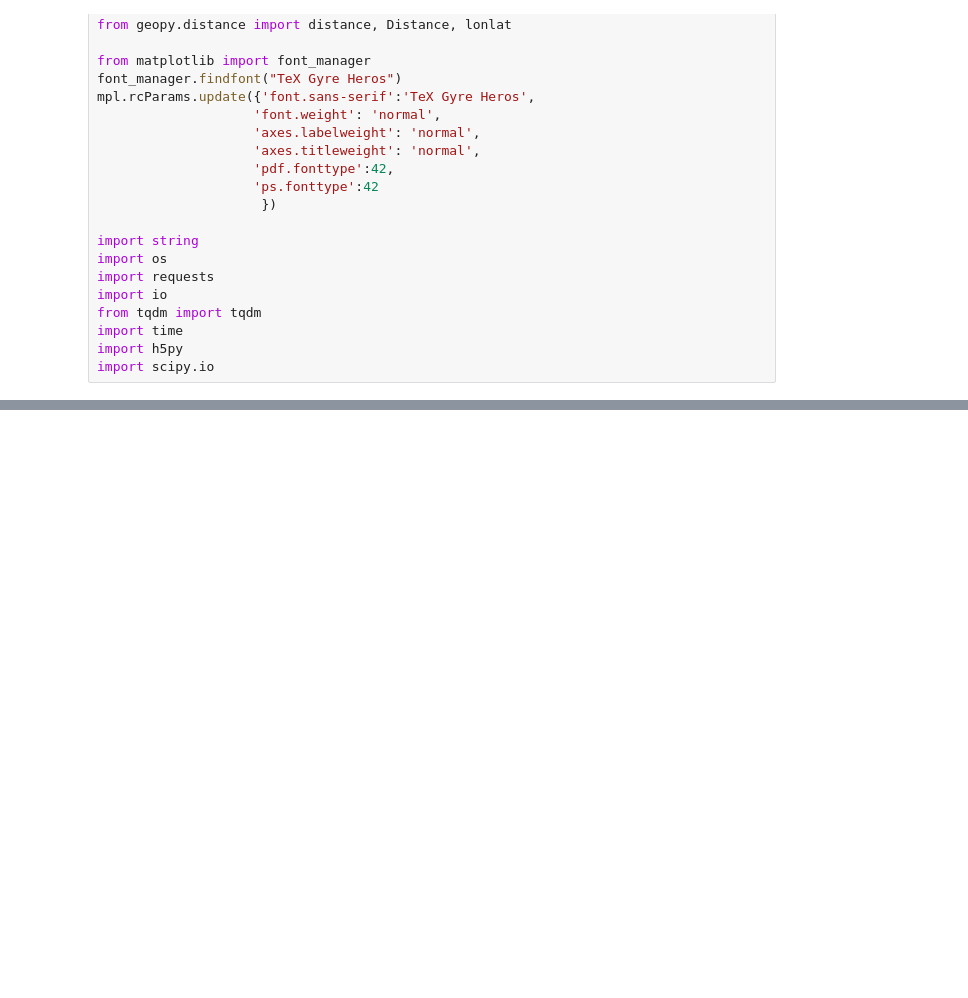
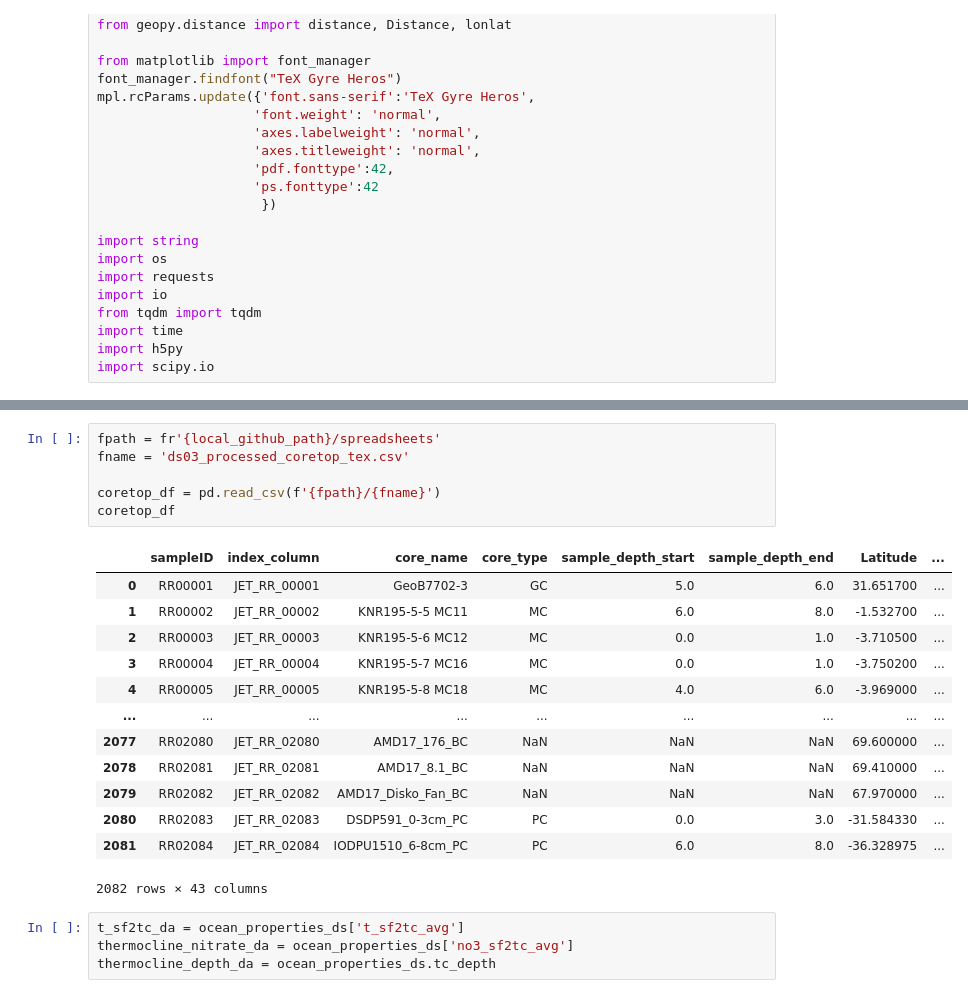
Before and after one commit to PaleoLipidRR/nutrient-effect-on-TEX, a Jupyter notebook: ipynb_files/Visualization_for_presentations.ipynb, the cells around one changed output, grey strips where cells are left out. Drawn from its saved outputs; the diff is of its cells as text; blank space fills up the shorter version.

```diff
--- a/ipynb_files/Visualization_for_presentations.ipynb
+++ b/ipynb_files/Visualization_for_presentations.ipynb
@@ -65,0 +159,24 @@ import scipy.io
+# %%
+fpath = fr'{local_github_path}/spreadsheets'
+fname = 'ds03_processed_coretop_tex.csv'
+
+coretop_df = pd.read_csv(f'{fpath}/{fname}')
+coretop_df
+# %% [output]
+|  | sampleID | index_column | core_name | core_type | sample_depth_start | sample_depth_end | Latitude | ... |
+| 0 | RR00001 | JET_RR_00001 | GeoB7702-3 | GC | 5.0 | 6.0 | 31.651700 | ... |
+| 1 | RR00002 | JET_RR_00002 | KNR195-5-5 MC11 | MC | 6.0 | 8.0 | -1.532700 | ... |
+| 2 | RR00003 | JET_RR_00003 | KNR195-5-6 MC12 | MC | 0.0 | 1.0 | -3.710500 | ... |
+| 3 | RR00004 | JET_RR_00004 | KNR195-5-7 MC16 | MC | 0.0 | 1.0 | -3.750200 | ... |
+| 4 | RR00005 | JET_RR_00005 | KNR195-5-8 MC18 | MC | 4.0 | 6.0 | -3.969000 | ... |
+| ... | ... | ... | ... | ... | ... | ... | ... | ... |
+| 2077 | RR02080 | JET_RR_02080 | AMD17_176_BC | NaN | NaN | NaN | 69.600000 | ... |
+| 2078 | RR02081 | JET_RR_02081 | AMD17_8.1_BC | NaN | NaN | NaN | 69.410000 | ... |
+| 2079 | RR02082 | JET_RR_02082 | AMD17_Disko_Fan_BC | NaN | NaN | NaN | 67.970000 | ... |
+| 2080 | RR02083 | JET_RR_02083 | DSDP591_0-3cm_PC | PC | 0.0 | 3.0 | -31.584330 | ... |
+| 2081 | RR02084 | JET_RR_02084 | IODPU1510_6-8cm_PC | PC | 6.0 | 8.0 | -36.328975 | ... |
+2082 rows × 43 columns
+# %%
+t_sf2tc_da = ocean_properties_ds['t_sf2tc_avg']
+thermocline_nitrate_da = ocean_properties_ds['no3_sf2tc_avg']
+thermocline_depth_da = ocean_properties_ds.tc_depth
```
Also changed, not shown: parts of 11 cells of this notebook, 16 other files.
